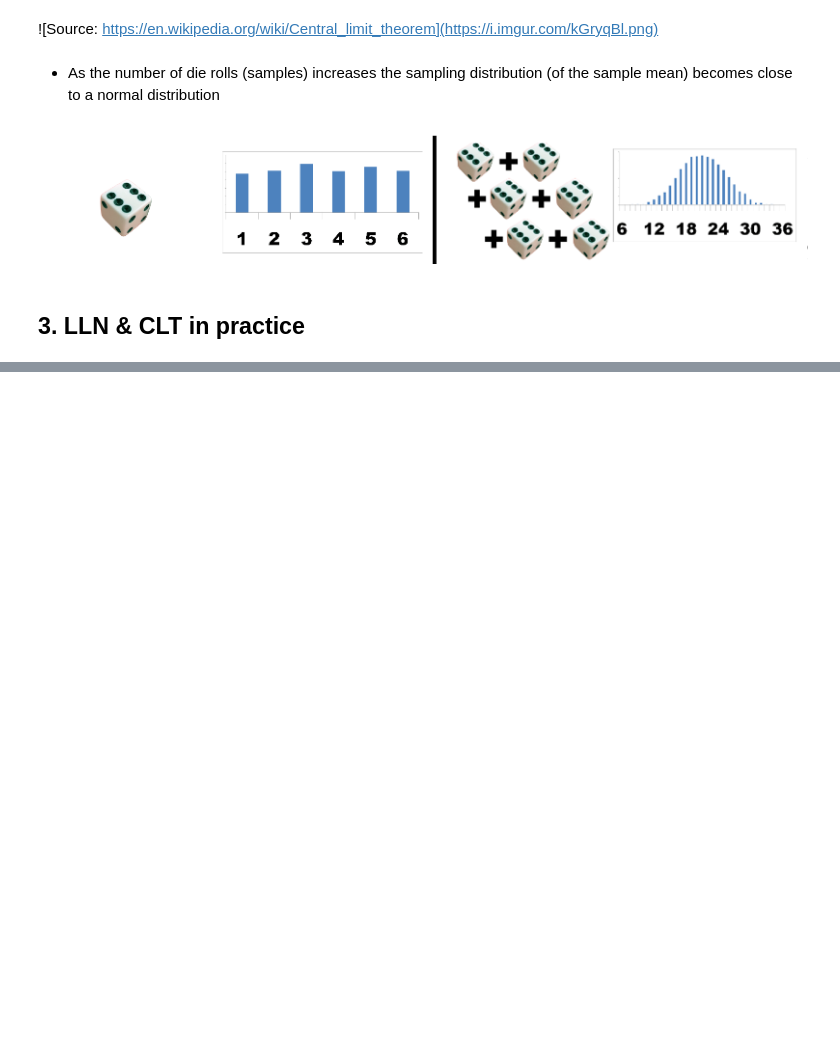
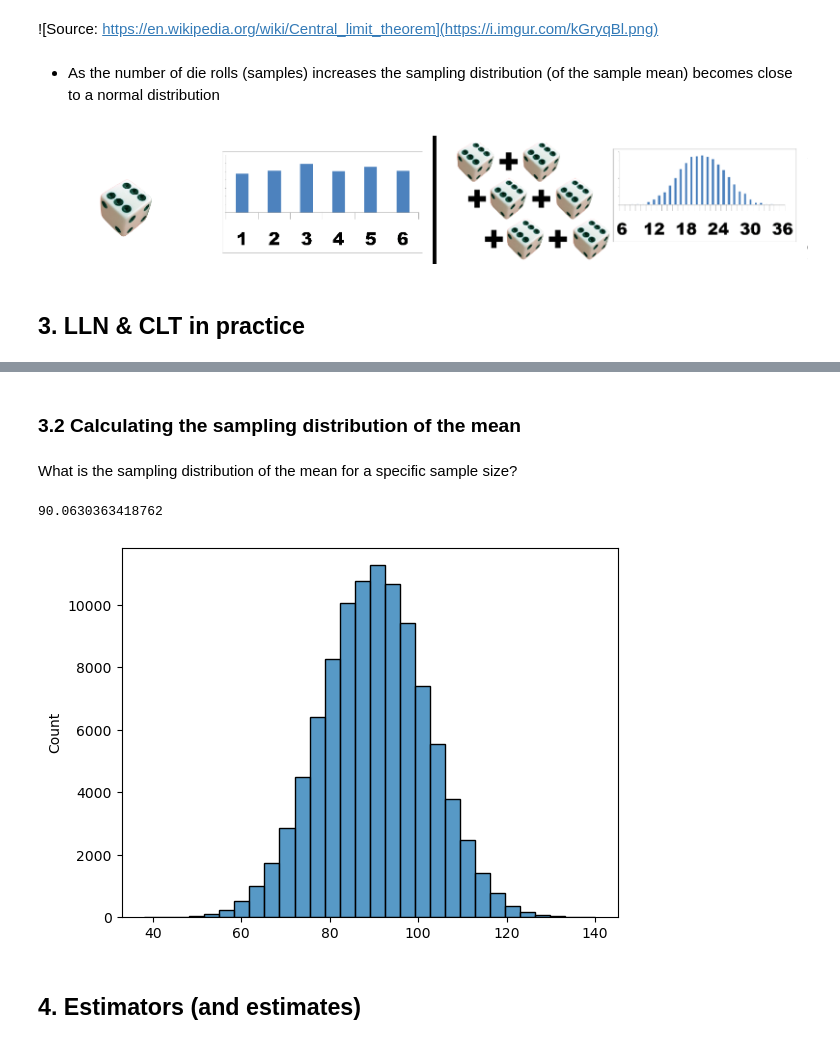
Before and after one commit to mikjf/statistics_and_experimental_design, a Jupyter notebook: basics_inferential_statistics.ipynb, the cells around one changed output, grey strips where cells are left out. Cells and saved outputs as stored; diff of their text form; code cells hidden in the pictures; blank space fills up the shorter version.

```diff
--- a/basics_inferential_statistics.ipynb
+++ b/basics_inferential_statistics.ipynb
@@ -60,0 +108,28 @@ $$\sigma_{M}=\frac{\sigma}{\sqrt{N}}$$
+# %% [markdown]
+### 3.2 Calculating the sampling distribution of the mean
+# %% [markdown]
+What is the sampling distribution of the mean for a specific sample size?
+# %%
+# import norm distr
+from scipy.stats import norm
+
+# define pop_mean, pop_std, sample_size
+pop_mean = 90
+pop_std = 36
+sample_size = 9
+
+# standard deviation of the sampling distribution of the mean
+std_sampling_distr_mean = pop_std / np.sqrt(sample_size)
+
+# sampling distribution
+sample = norm.rvs(size=100000, loc=pop_mean, scale=std_sampling_distr_mean, random_state=1)
+np.mean(sample)
+# %% [output]
+90.0630363418762
+# %%
+# plot sampling distribution
+sns.histplot(sample, bins=30);
+# %% [output]
+[figure, added]
+# %% [markdown]
+## 4. Estimators (and estimates)
```
Also changed, not shown: parts of 10 cells of this notebook.
